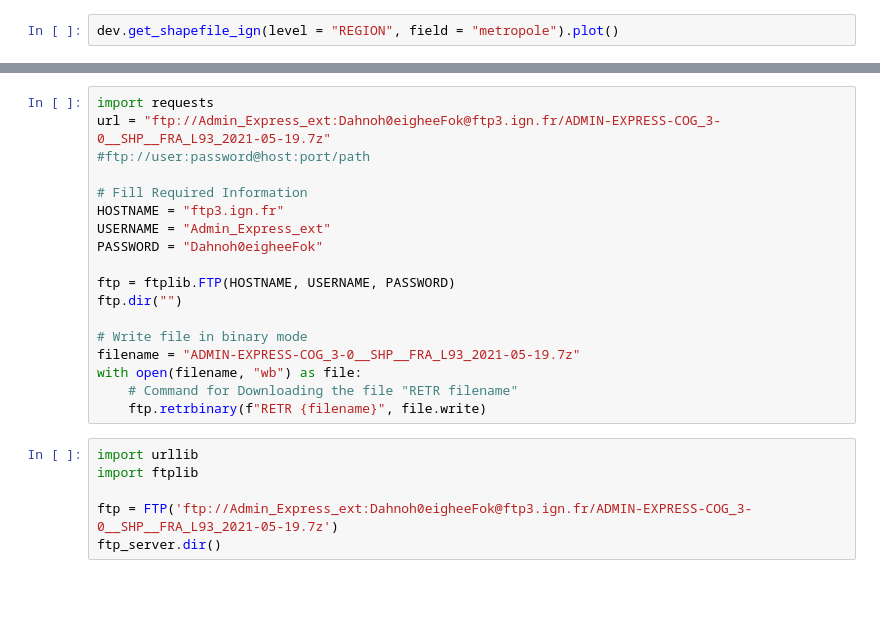
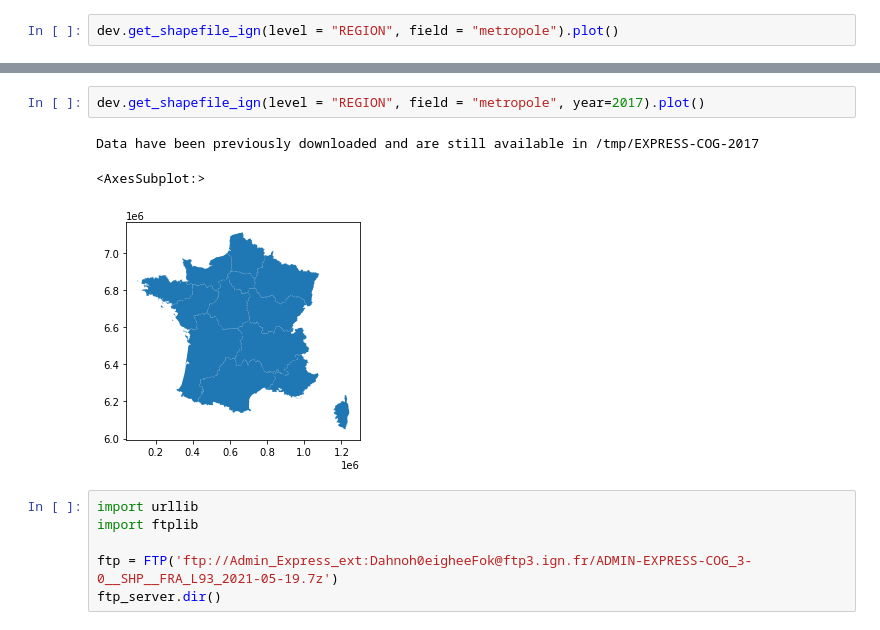
Before and after one commit to InseeFrLab/cartiflette, a Jupyter notebook: rtest.ipynb, the cells around one changed output, grey strips where cells are left out. Saved outputs shown, nothing was run; the diff lists cells and outputs as text; blank space fills up the shorter version.

```diff
--- a/rtest.ipynb
+++ b/rtest.ipynb
@@ -29,21 +94,9 @@ dev.get_shapefile_ign(level = "REGION", field = "metropole", year=2021).plot()
-# %%
-import requests
-url = "ftp://Admin_Express_ext:Dahnoh0eigheeFok@ftp3.ign.fr/ADMIN-EXPRESS-COG_3-0__SHP__FRA_L93_2021-05-19.7z"
-#ftp://user:password@host:port/path
-
-# Fill Required Information
-HOSTNAME = "ftp3.ign.fr"
-USERNAME = "Admin_Express_ext"
-PASSWORD = "Dahnoh0eigheeFok"
-
-ftp = ftplib.FTP(HOSTNAME, USERNAME, PASSWORD)
-ftp.dir("")
-
-# Write file in binary mode
-filename = "ADMIN-EXPRESS-COG_3-0__SHP__FRA_L93_2021-05-19.7z"
-with open(filename, "wb") as file:
-    # Command for Downloading the file "RETR filename"
-    ftp.retrbinary(f"RETR {filename}", file.write)
+# %%
+dev.get_shapefile_ign(level = "REGION", field = "metropole", year=2017).plot()
+# %% [output]
+Data have been previously downloaded and are still available in /tmp/EXPRESS-COG-2017
+<AxesSubplot:>
+[figure, added]
 # %%
 import urllib
 import ftplib
```
Also changed, not shown: parts of 7 cells of this notebook, 2 other files.
